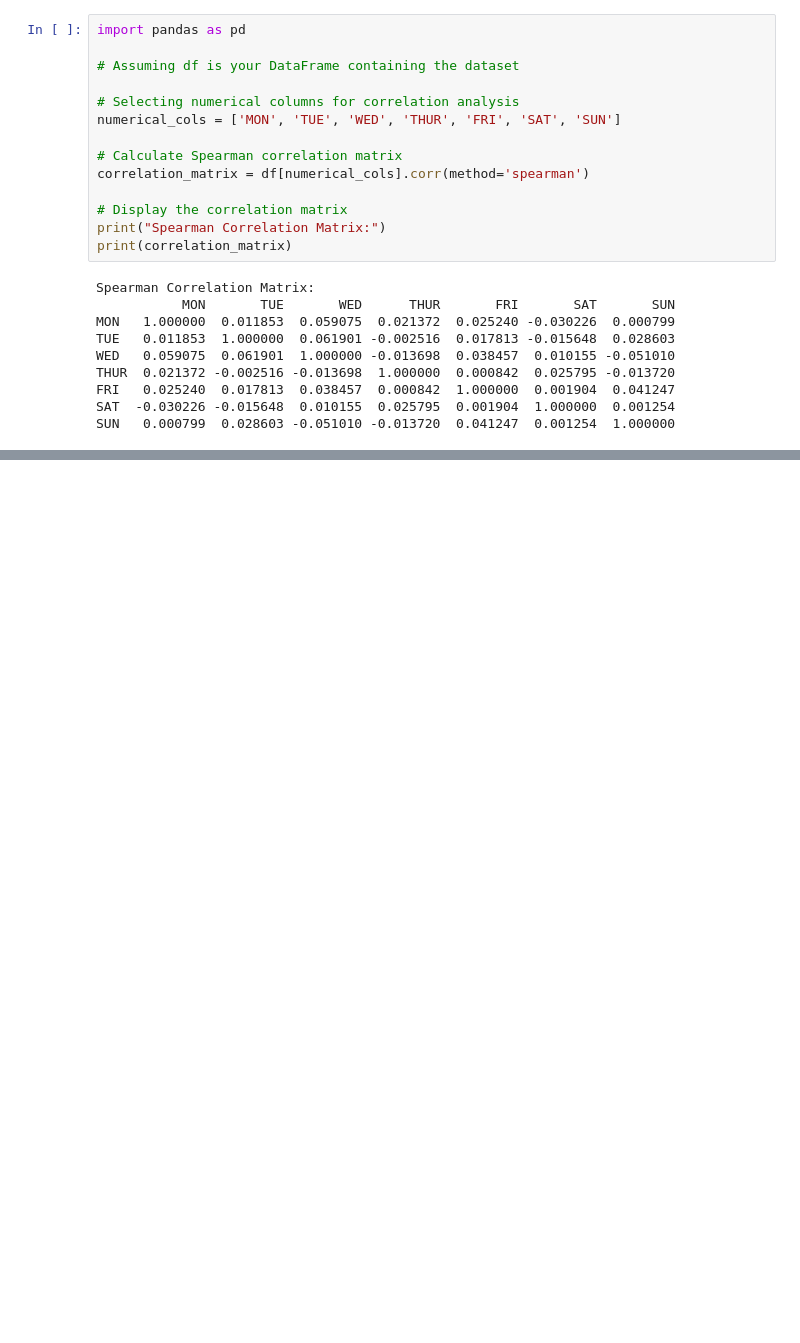
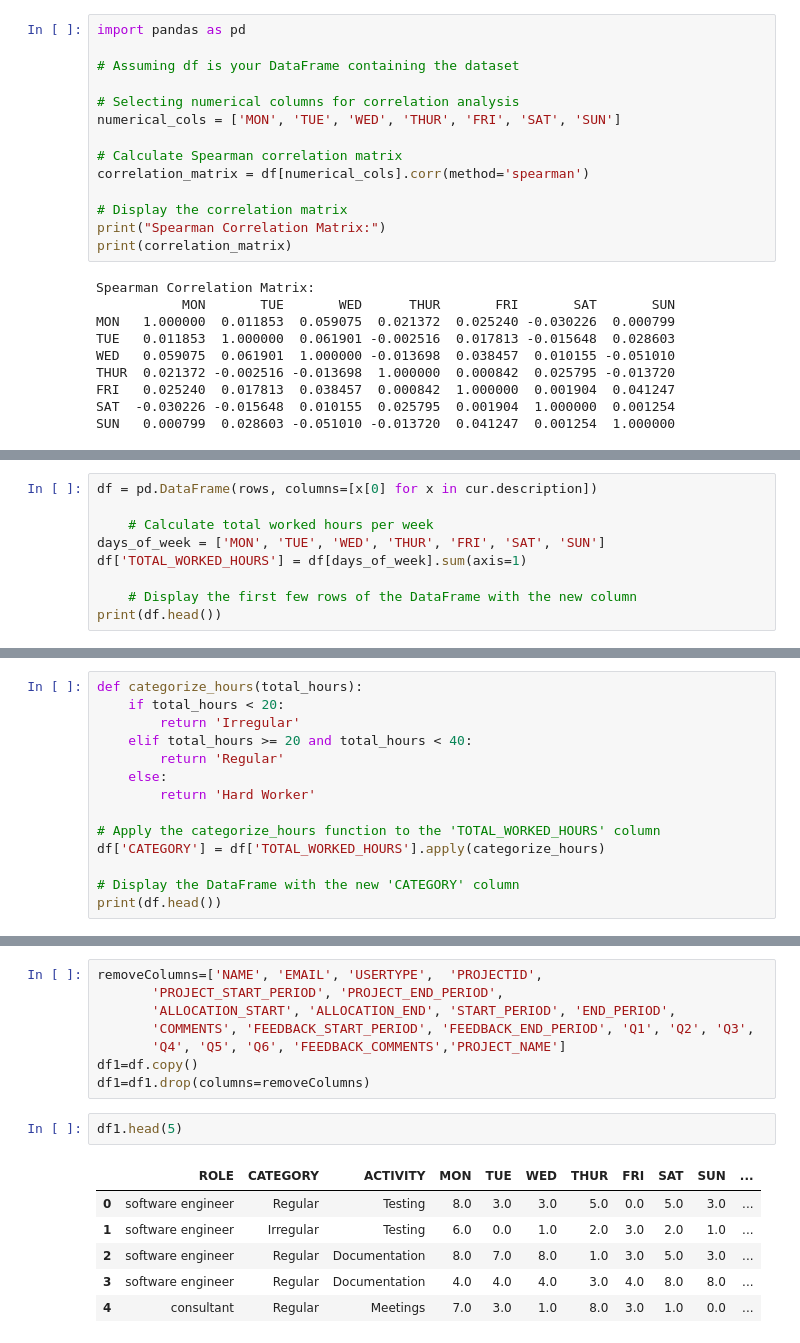
Before and after one commit to Mithun120/final_project, a Jupyter notebook: faker/fulldata.ipynb, the cells around one changed output, grey strips where cells are left out. Saved outputs shown, nothing was run; the diff lists cells and outputs as text; blank space fills up the shorter version.

Commit message:
assigned projects

```diff
--- a/faker/fulldata.ipynb
+++ b/faker/fulldata.ipynb
@@ -322,0 +329,9 @@ SUN   0.000799  0.028603 -0.051010 -0.013720  0.041247  0.001254  1.000000
+# %%
+df = pd.DataFrame(rows, columns=[x[0] for x in cur.description])
+
+    # Calculate total worked hours per week
+days_of_week = ['MON', 'TUE', 'WED', 'THUR', 'FRI', 'SAT', 'SUN']
+df['TOTAL_WORKED_HOURS'] = df[days_of_week].sum(axis=1)
+
+    # Display the first few rows of the DataFrame with the new column
+print(df.head())
@@ -322,0 +358,14 @@ SUN   0.000799  0.028603 -0.051010 -0.013720  0.041247  0.001254  1.000000
+# %%
+def categorize_hours(total_hours):
+    if total_hours < 20:
+        return 'Irregular'
+    elif total_hours >= 20 and total_hours < 40:
+        return 'Regular'
+    else:
+        return 'Hard Worker'
+
+# Apply the categorize_hours function to the 'TOTAL_WORKED_HOURS' column
+df['CATEGORY'] = df['TOTAL_WORKED_HOURS'].apply(categorize_hours)
+
+# Display the DataFrame with the new 'CATEGORY' column
+print(df.head())
@@ -322,0 +412,17 @@ SUN   0.000799  0.028603 -0.051010 -0.013720  0.041247  0.001254  1.000000
+# %%
+removeColumns=['NAME', 'EMAIL', 'USERTYPE',  'PROJECTID',
+       'PROJECT_START_PERIOD', 'PROJECT_END_PERIOD',
+       'ALLOCATION_START', 'ALLOCATION_END', 'START_PERIOD', 'END_PERIOD',
+       'COMMENTS', 'FEEDBACK_START_PERIOD', 'FEEDBACK_END_PERIOD', 'Q1', 'Q2', 'Q3',
+       'Q4', 'Q5', 'Q6', 'FEEDBACK_COMMENTS','PROJECT_NAME']
+df1=df.copy()
+df1=df1.drop(columns=removeColumns)
+# %%
+df1.head(5)
+# %% [output]
+|  | ROLE | CATEGORY | ACTIVITY | MON | TUE | WED | THUR | FRI | SAT | SUN | ... |
+| 0 | software engineer | Regular | Testing | 8.0 | 3.0 | 3.0 | 5.0 | 0.0 | 5.0 | 3.0 | ... |
+| 1 | software engineer | Irregular | Testing | 6.0 | 0.0 | 1.0 | 2.0 | 3.0 | 2.0 | 1.0 | ... |
+| 2 | software engineer | Regular | Documentation | 8.0 | 7.0 | 8.0 | 1.0 | 3.0 | 5.0 | 3.0 | ... |
+| 3 | software engineer | Regular | Documentation | 4.0 | 4.0 | 4.0 | 3.0 | 4.0 | 8.0 | 8.0 | ... |
+| 4 | consultant | Regular | Meetings | 7.0 | 3.0 | 1.0 | 8.0 | 3.0 | 1.0 | 0.0 | ... |
```
Also changed, not shown: parts of 31 cells of this notebook, 18 other files.
